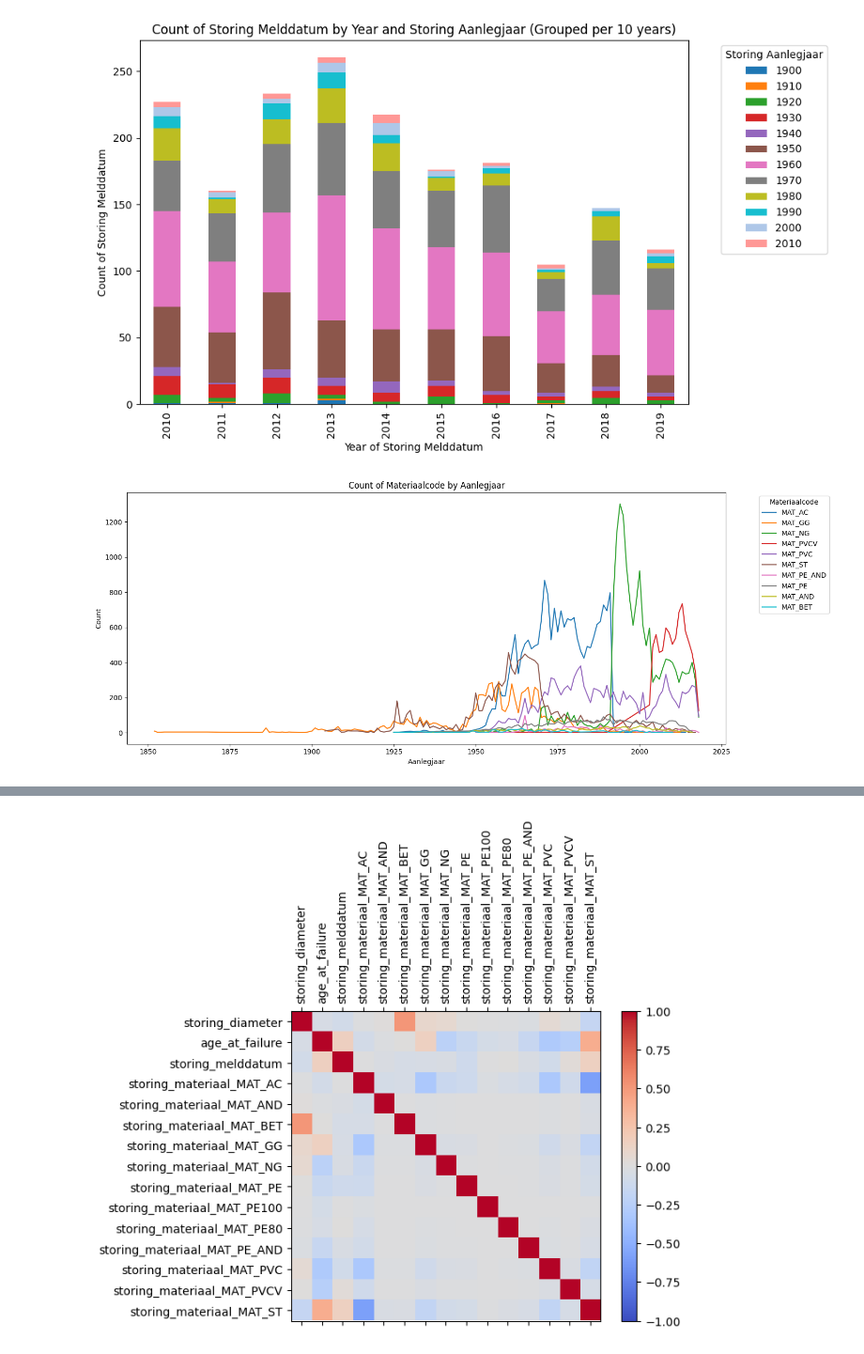
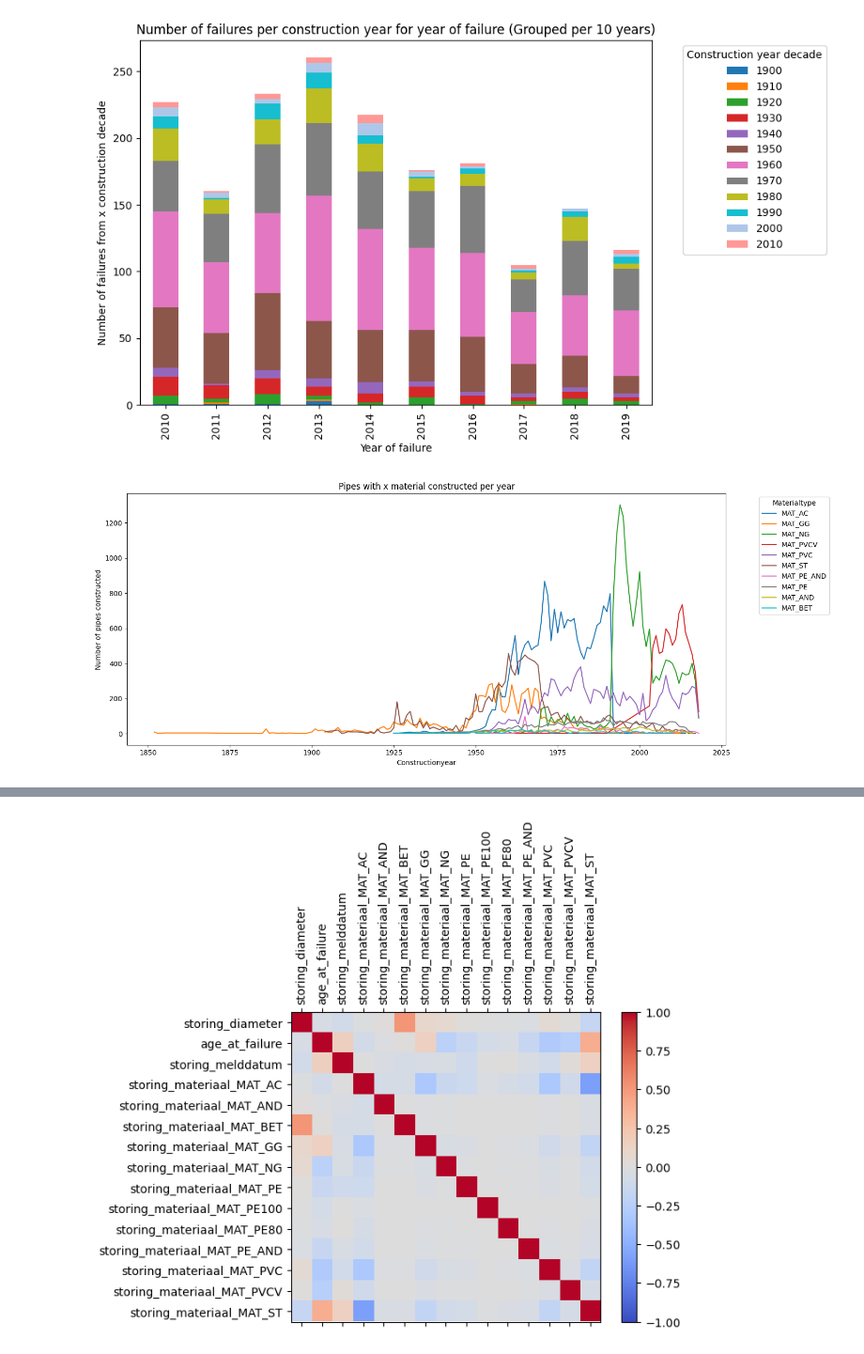
Before and after one commit to jipsteiger/ENVM1601, a Jupyter notebook: Failure_modelling/week3.ipynb, the cells around one changed output, grey strips where cells are left out. Shown at 94% size. Cells and saved outputs as stored; diff of their text form; code cells hidden in the pictures.

```diff
--- a/Failure_modelling/week3.ipynb
+++ b/Failure_modelling/week3.ipynb
@@ -141,33 +154,33 @@ plt.show()
 # %%
 import pandas as pd
 import matplotlib.pyplot as plt
 
 # Assuming failure_data is your DataFrame
 # Convert 'storing_melddatum' to datetime
 failure_data['storing_melddatum'] = pd.to_datetime(failure_data['storing_melddatum'])
 
 # Extract year from 'storing_melddatum'
 failure_data['year'] = failure_data['storing_melddatum'].dt.year
 
 # Group by 'year' and 'storing_aanlegjaar' and count the occurrences
 grouped_data = failure_data.groupby(['year', 'storing_aanlegjaar']).size().unstack(fill_value=0)
 
 # Group storing_aanlegjaar per 5 years
 grouped_data_columns = pd.to_datetime(grouped_data.columns).year
 grouped_data_columns = ((grouped_data_columns - grouped_data_columns.min()) // 10) * 10 + grouped_data_columns.min()
 grouped_data = grouped_data.groupby(grouped_data_columns, axis=1).sum()
 
 # Plotting
 colors = ['#1f77b4', '#ff7f0e', '#2ca02c', '#d62728', '#9467bd', '#8c564b', '#e377c2', '#7f7f7f', '#bcbd22', '#17becf', '#aec7e8', '#ff9896']
 grouped_data.plot(kind='bar', stacked=True, figsize=(10, 6), color=colors)
-plt.xlabel('Year of Storing Melddatum')
-plt.ylabel('Count of Storing Melddatum')
-plt.title('Count of Storing Melddatum by Year and Storing Aanlegjaar (Grouped per 10 years)')
-plt.legend(title='Storing Aanlegjaar', bbox_to_anchor=(1.05, 1), loc='upper left')
+plt.xlabel('Year of failure')
+plt.ylabel('Number of failures from x construction decade')
+plt.title('Number of failures per construction year for year of failure (Grouped per 10 years)')
+plt.legend(title='Construction year decade', bbox_to_anchor=(1.05, 1), loc='upper left')
 plt.tight_layout()
 plt.show()
 # %% [output]
-[figure, old version]
+[figure, new version]
 # %%
 import pandas as pd
 import matplotlib.pyplot as plt
@@ -181,11 +194,11 @@ for materiaal in unique_materiaal:
     materiaal_data = pipe_data[pipe_data['Materiaalcode'] == materiaal].groupby('Aanlegjaar').count()
     plt.plot(materiaal_data.index, materiaal_data['Lengte'], label=materiaal) # Replace 'any_column_name' with any column name
 
-plt.xlabel('Aanlegjaar')
-plt.ylabel('Count')
-plt.title('Count of Materiaalcode by Aanlegjaar')
-plt.legend(title='Materiaalcode', bbox_to_anchor=(1.05, 1), loc='upper left')
+plt.xlabel('Constructionyear')
+plt.ylabel('Number of pipes constructed')
+plt.title('Pipes with x material constructed per year')
+plt.legend(title='Materialtype', bbox_to_anchor=(1.05, 1), loc='upper left')
 plt.tight_layout()
 plt.show()
 # %% [output]
-[figure, old version]
+[figure, new version]
```
Also changed, not shown: parts of 7 cells of this notebook.
